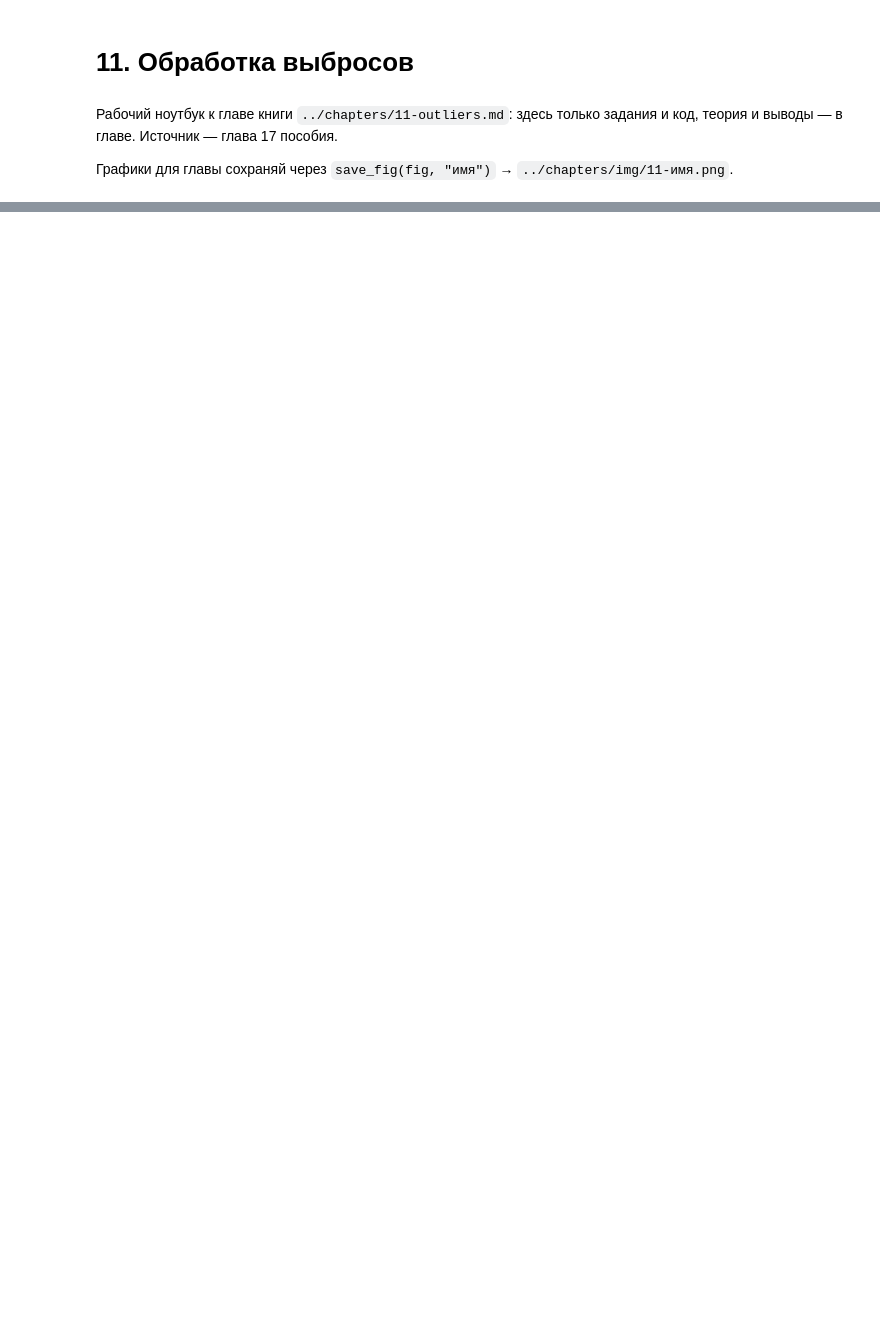
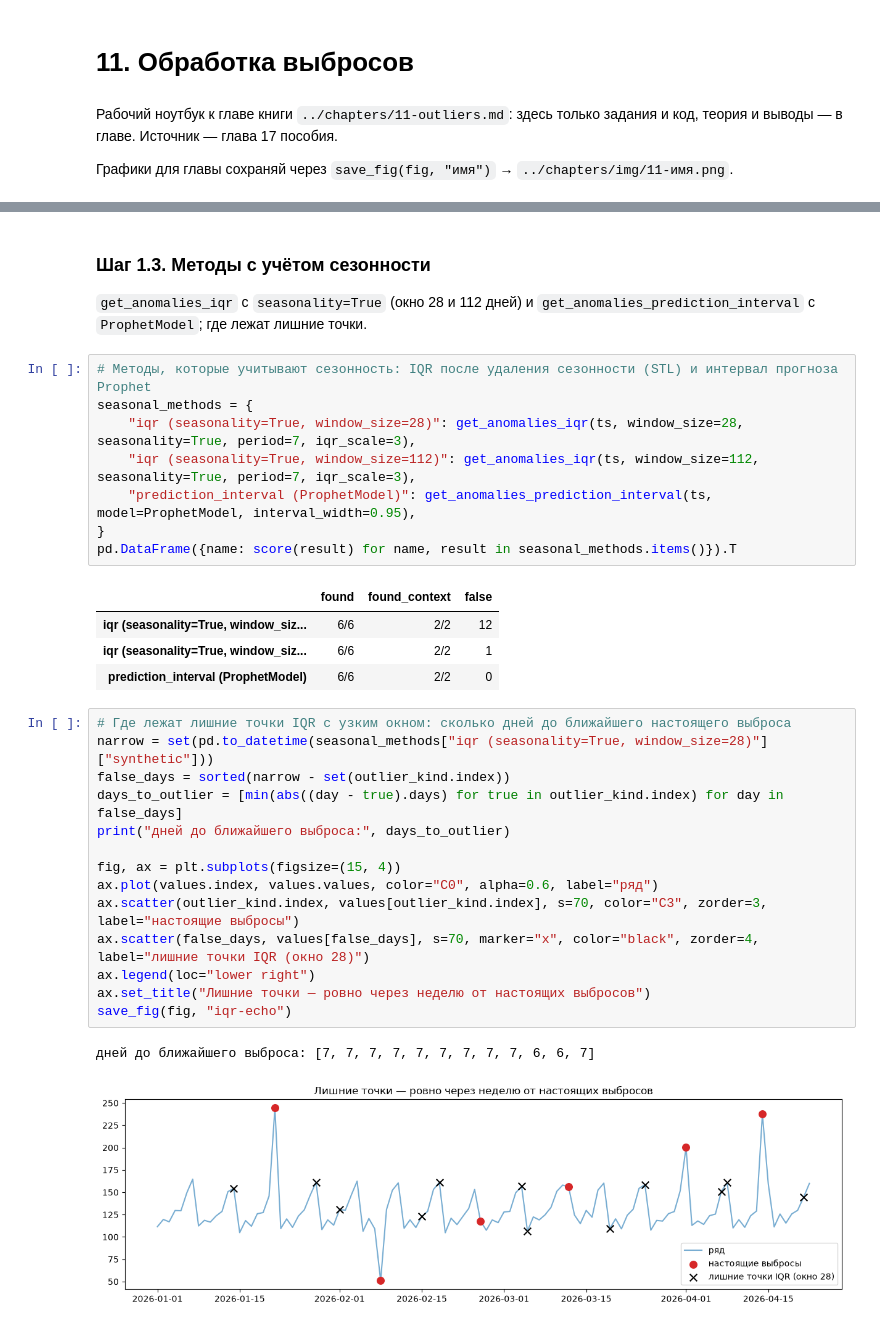
Before and after one commit to skv-analyst/study-data-analytics, a Jupyter notebook: 05-etna/notebooks/11-outliers.ipynb, the cells around one changed output, grey strips where cells are left out. Drawn from its saved outputs; the diff is of its cells as text; blank space fills up the shorter version.

```diff
--- a/05-etna/notebooks/11-outliers.ipynb
+++ b/05-etna/notebooks/11-outliers.ipynb
@@ -87,0 +167,34 @@ Backtest с обработкой выбросов против без неё: SM
+# %% [markdown]
+### Шаг 1.3. Методы с учётом сезонности
+
+`get_anomalies_iqr` с `seasonality=True` (окно 28 и 112 дней) и `get_anomalies_prediction_interval` с `ProphetModel`; где лежат лишние точки.
+# %%
+# Методы, которые учитывают сезонность: IQR после удаления сезонности (STL) и интервал прогноза Prophet
+seasonal_methods = {
+    "iqr (seasonality=True, window_size=28)": get_anomalies_iqr(ts, window_size=28, seasonality=True, period=7, iqr_scale=3),
+    "iqr (seasonality=True, window_size=112)": get_anomalies_iqr(ts, window_size=112, seasonality=True, period=7, iqr_scale=3),
+    "prediction_interval (ProphetModel)": get_anomalies_prediction_interval(ts, model=ProphetModel, interval_width=0.95),
+}
+pd.DataFrame({name: score(result) for name, result in seasonal_methods.items()}).T
+# %% [output]
+|  | found | found_context | false |
+| iqr (seasonality=True, window_siz... | 6/6 | 2/2 | 12 |
+| iqr (seasonality=True, window_siz... | 6/6 | 2/2 | 1 |
+| prediction_interval (ProphetModel) | 6/6 | 2/2 | 0 |
+# %%
+# Где лежат лишние точки IQR с узким окном: сколько дней до ближайшего настоящего выброса
+narrow = set(pd.to_datetime(seasonal_methods["iqr (seasonality=True, window_size=28)"]["synthetic"]))
+false_days = sorted(narrow - set(outlier_kind.index))
+days_to_outlier = [min(abs((day - true).days) for true in outlier_kind.index) for day in false_days]
+print("дней до ближайшего выброса:", days_to_outlier)
+
+fig, ax = plt.subplots(figsize=(15, 4))
+ax.plot(values.index, values.values, color="C0", alpha=0.6, label="ряд")
+ax.scatter(outlier_kind.index, values[outlier_kind.index], s=70, color="C3", zorder=3, label="настоящие выбросы")
+ax.scatter(false_days, values[false_days], s=70, marker="x", color="black", zorder=4, label="лишние точки IQR (окно 28)")
+ax.legend(loc="lower right")
+ax.set_title("Лишние точки — ровно через неделю от настоящих выбросов")
+save_fig(fig, "iqr-echo")
+# %% [output]
+дней до ближайшего выброса: [7, 7, 7, 7, 7, 7, 7, 7, 7, 6, 6, 7]
+[figure, added]
```
Also changed, not shown: parts of 20 cells of this notebook, 5 other files.
